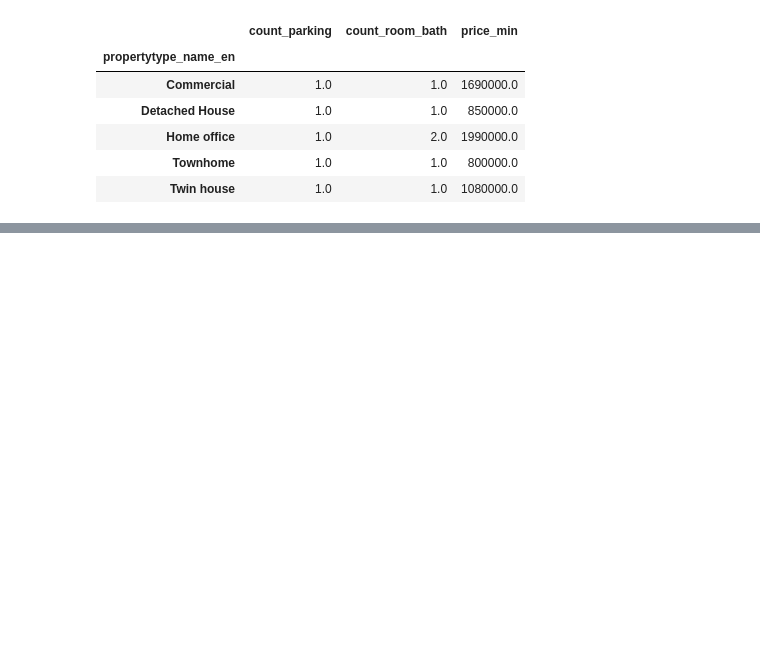
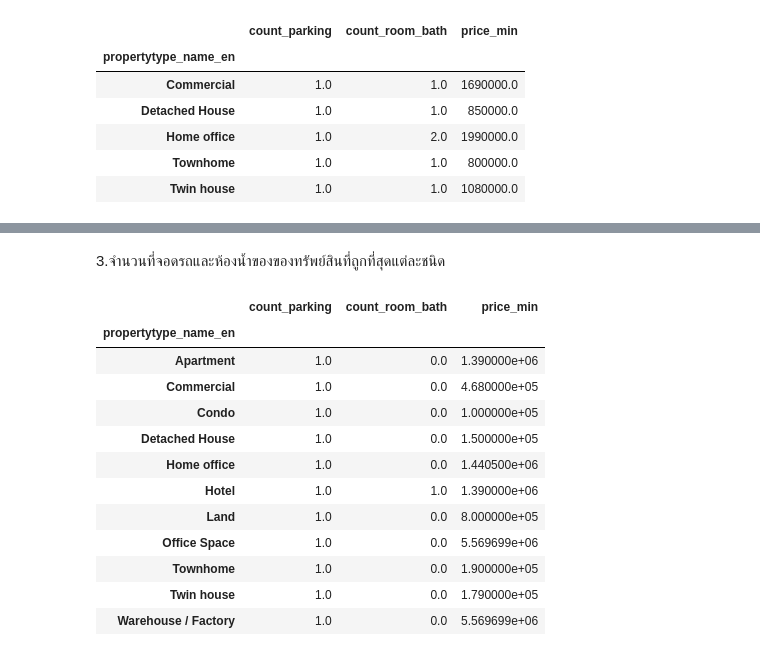
Before and after one commit to oilnutttt/BasicProg_DataViz65, a Jupyter notebook: Pandas101.ipynb, the cells around one changed output, grey strips where cells are left out. Drawn from its saved outputs; the diff is of its cells as text; code cells hidden in the pictures; blank space fills up the shorter version.

```diff
--- a/Pandas101.ipynb
+++ b/Pandas101.ipynb
@@ -489,0 +525,18 @@ dmissing.groupby(['propertytype_name_en']).min()[['count_parking','count_room_ba
+# %% [markdown]
+3.จำนวนที่จอดรถและห้องน้ำของของทรัพย์สินที่ถูกที่สุดแต่ละชนิด
+# %%
+unit.groupby(['propertytype_name_en']).min()[['count_parking','count_room_bath','price_min']]
+# %% [output]
+|  | count_parking | count_room_bath | price_min |
+| propertytype_name_en |  |  |  |
+| Apartment | 1.0 | 0.0 | 1.390000e+06 |
+| Commercial | 1.0 | 0.0 | 4.680000e+05 |
+| Condo | 1.0 | 0.0 | 1.000000e+05 |
+| Detached House | 1.0 | 0.0 | 1.500000e+05 |
+| Home office | 1.0 | 0.0 | 1.440500e+06 |
+| Hotel | 1.0 | 1.0 | 1.390000e+06 |
+| Land | 1.0 | 0.0 | 8.000000e+05 |
+| Office Space | 1.0 | 0.0 | 5.569699e+06 |
+| Townhome | 1.0 | 0.0 | 1.900000e+05 |
+| Twin house | 1.0 | 0.0 | 1.790000e+05 |
+| Warehouse / Factory | 1.0 | 0.0 | 5.569699e+06 |
```
Also changed, not shown: parts of 9 cells of this notebook.
